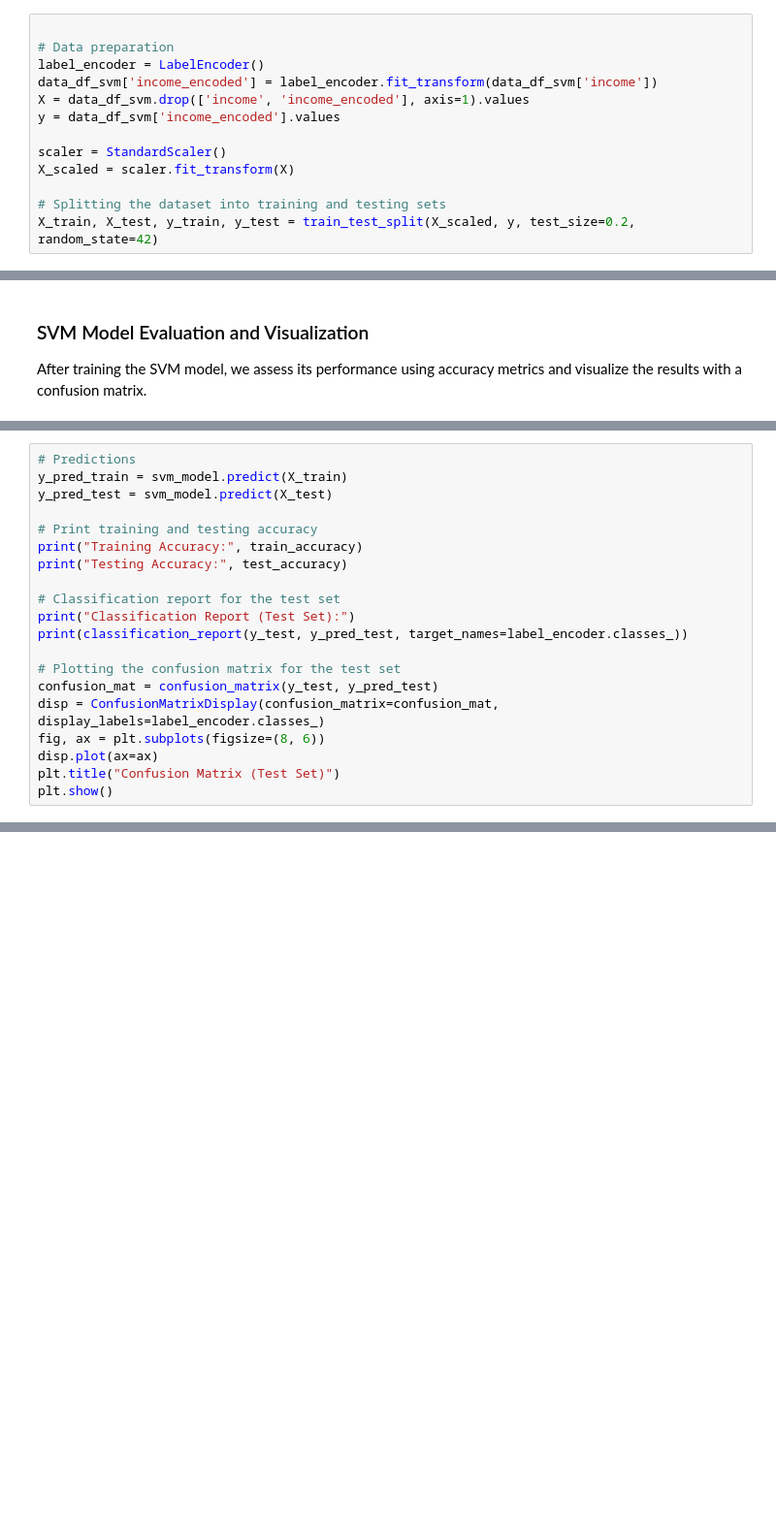
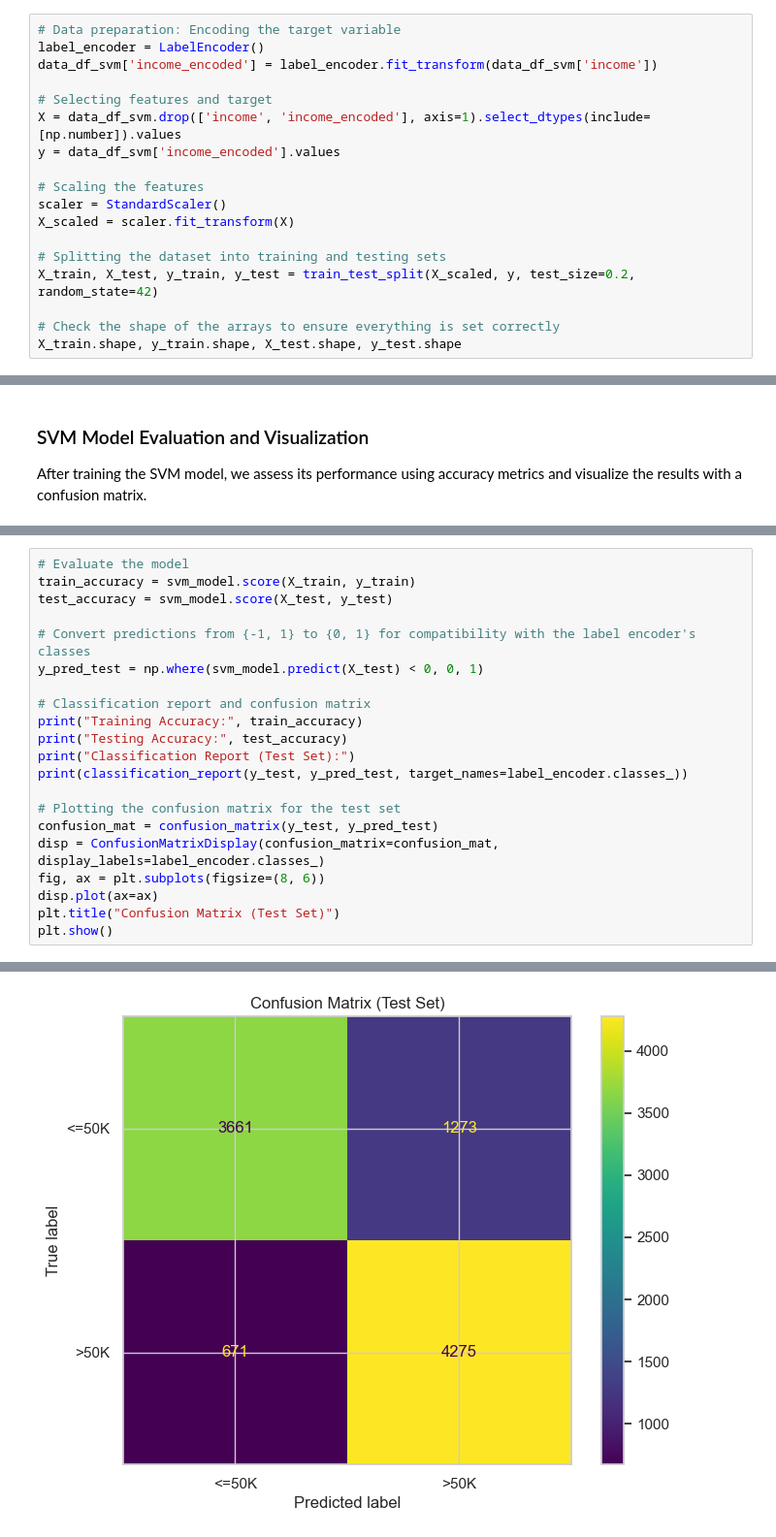
Before and after one commit to ShubhamPandya98/Statistical-Learning-Project, a Jupyter notebook: Income_Analysis.ipynb, the cells around one changed output, grey strips where cells are left out. Shown at 97% size. Saved outputs shown, nothing was run; the diff lists cells and outputs as text; blank space fills up the shorter version.

```diff
--- a/Income_Analysis.ipynb
+++ b/Income_Analysis.ipynb
@@ -948,15 +955,20 @@ class EnhancedSVM:
         predictions = self.predict(X)
         return accuracy_score(y, np.where(predictions < 0, 0, 1))
 # %%
-
-# Data preparation
+# Data preparation: Encoding the target variable
 label_encoder = LabelEncoder()
 data_df_svm['income_encoded'] = label_encoder.fit_transform(data_df_svm['income'])
-X = data_df_svm.drop(['income', 'income_encoded'], axis=1).values
+
+# Selecting features and target
+X = data_df_svm.drop(['income', 'income_encoded'], axis=1).select_dtypes(include=[np.number]).values
 y = data_df_svm['income_encoded'].values
 
+# Scaling the features
 scaler = StandardScaler()
 X_scaled = scaler.fit_transform(X)
 
 # Splitting the dataset into training and testing sets
 X_train, X_test, y_train, y_test = train_test_split(X_scaled, y, test_size=0.2, random_state=42)
+
+# Check the shape of the arrays to ensure everything is set correctly
+X_train.shape, y_train.shape, X_test.shape, y_test.shape
@@ -1032,13 +1013,14 @@ Adjusted Error in generating classification report: Number of classes, 3, does n
 # %%
-# Predictions
-y_pred_train = svm_model.predict(X_train)
-y_pred_test = svm_model.predict(X_test)
+# Evaluate the model
+train_accuracy = svm_model.score(X_train, y_train)
+test_accuracy = svm_model.score(X_test, y_test)
 
-# Print training and testing accuracy
+# Convert predictions from {-1, 1} to {0, 1} for compatibility with the label encoder's classes
+y_pred_test = np.where(svm_model.predict(X_test) < 0, 0, 1)
+
+# Classification report and confusion matrix
 print("Training Accuracy:", train_accuracy)
 print("Testing Accuracy:", test_accuracy)
-
-# Classification report for the test set
 print("Classification Report (Test Set):")
 print(classification_report(y_test, y_pred_test, target_names=label_encoder.classes_))
 
@@ -1056,0 +1046 @@ ValueError: Number of classes, 3, does not match size of target_names, 2. Try sp
+[figure, added]
```
Also changed, not shown: parts of 8 cells of this notebook.
